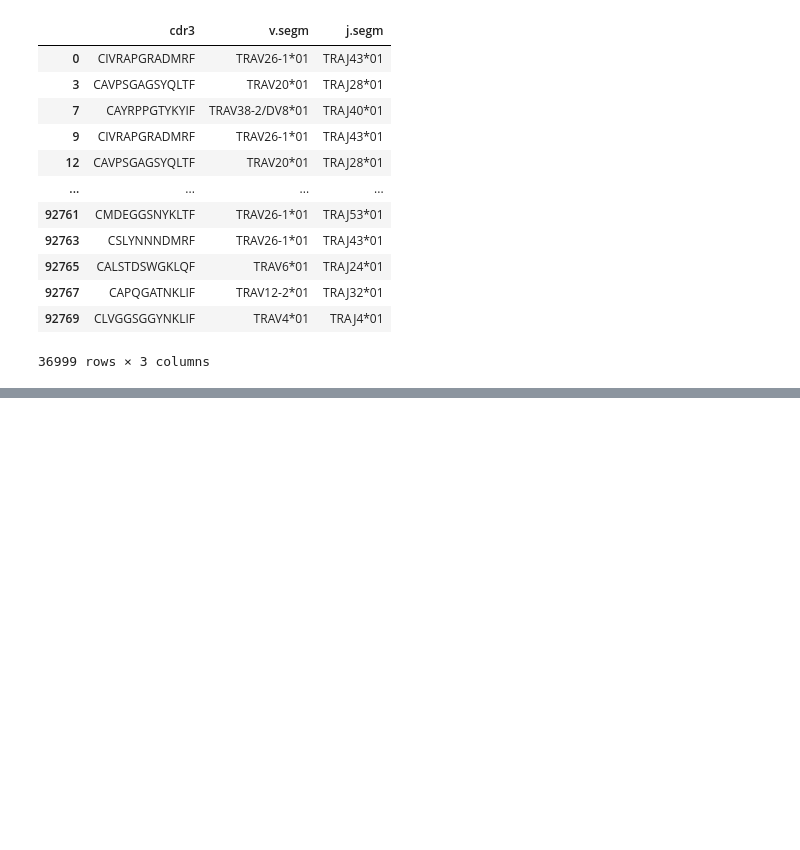
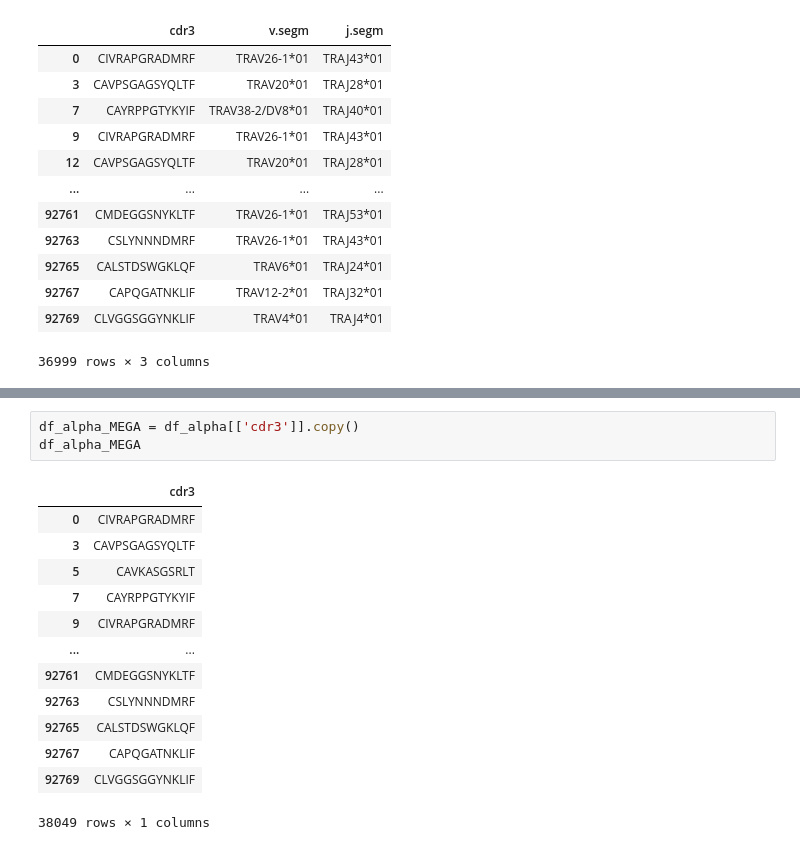
Before and after one commit to UoB-DSMP-2023-24/dsmp-2024-group-12, a Jupyter notebook: DataProcessing.ipynb, the cells around one changed output, grey strips where cells are left out. Cells and saved outputs as stored; diff of their text form; blank space fills up the shorter version.

```diff
--- a/DataProcessing.ipynb
+++ b/DataProcessing.ipynb
@@ -161,0 +157,17 @@ ERROR: No matching distribution found for biotite.sequence
+# %%
+df_alpha_MEGA = df_alpha[['cdr3']].copy()
+df_alpha_MEGA
+# %% [output]
+|  | cdr3 |
+| 0 | CIVRAPGRADMRF |
+| 3 | CAVPSGAGSYQLTF |
+| 5 | CAVKASGSRLT |
+| 7 | CAYRPPGTYKYIF |
+| 9 | CIVRAPGRADMRF |
+| ... | ... |
+| 92761 | CMDEGGSNYKLTF |
+| 92763 | CSLYNNNDMRF |
+| 92765 | CALSTDSWGKLQF |
+| 92767 | CAPQGATNKLIF |
+| 92769 | CLVGGSGGYNKLIF |
+38049 rows × 1 columns
```
Also changed, not shown: parts of 3 cells of this notebook, 8 other files.
